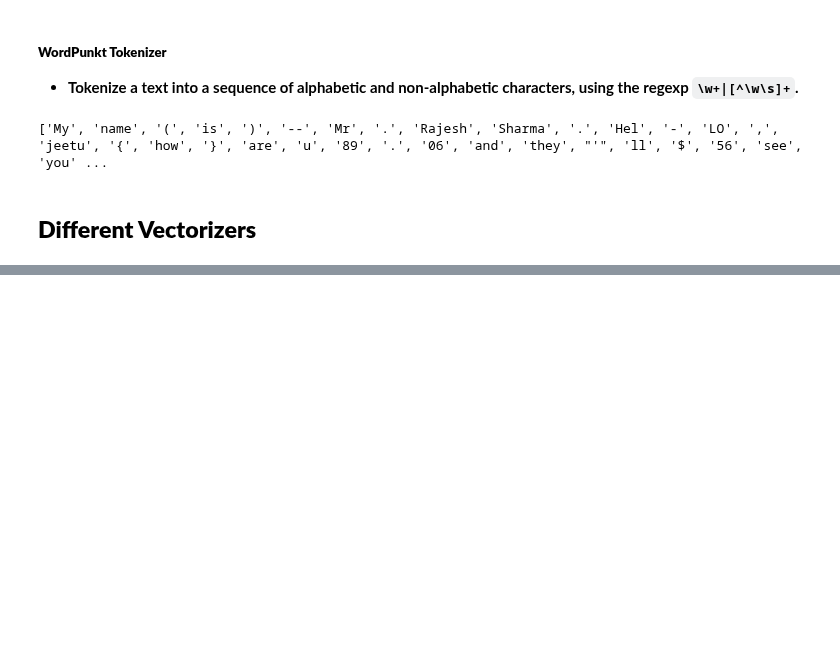
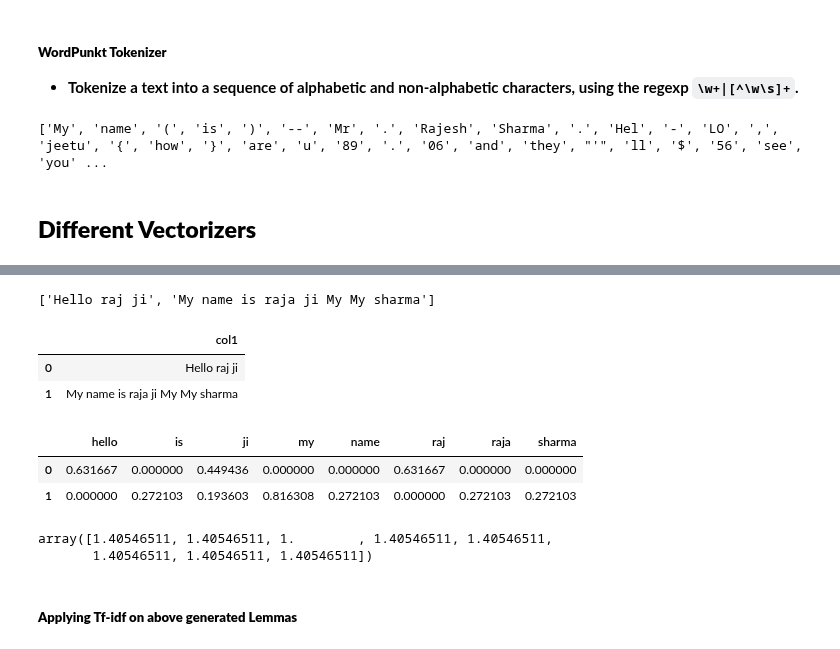
Before and after one commit to raj-shr-git/AAIC_Practice, a Jupyter notebook: VIDEO_PRACTICE/MODULE-1/Understanding_NLP.ipynb, the cells around one changed output, grey strips where cells are left out. Cells and saved outputs as stored; diff of their text form; code cells hidden in the pictures; blank space fills up the shorter version.

```diff
--- a/VIDEO_PRACTICE/MODULE-1/Understanding_NLP.ipynb
+++ b/VIDEO_PRACTICE/MODULE-1/Understanding_NLP.ipynb
@@ -1371,0 +1381,25 @@ print(wrd_punkt_tok.tokenize(text_lines))
+# %%
+test_sent = """Hello raj ji,My name is raja ji My My sharma""".split(",")
+test_sent
+# %% [output]
+['Hello raj ji', 'My name is raja ji My My sharma']
+# %%
+test_sent_df = pd.DataFrame({'col1':test_sent})
+test_sent_df
+# %% [output]
+|  | col1 |
+| 0 | Hello raj ji |
+| 1 | My name is raja ji My My sharma |
+# %%
+pd.DataFrame(tfidf_vect.fit_transform(test_sent).toarray(),columns=tfidf_vect.get_feature_names())
+# %% [output]
+|  | hello | is | ji | my | name | raj | raja | sharma |
+| 0 | 0.631667 | 0.000000 | 0.449436 | 0.000000 | 0.000000 | 0.631667 | 0.000000 | 0.000000 |
+| 1 | 0.000000 | 0.272103 | 0.193603 | 0.816308 | 0.272103 | 0.000000 | 0.272103 | 0.272103 |
+# %%
+tfidf_vect.idf_
+# %% [output]
+array([1.40546511, 1.40546511, 1.        , 1.40546511, 1.40546511,
+       1.40546511, 1.40546511, 1.40546511])
+# %% [markdown]
+##### **Applying Tf-idf on above generated Lemmas**
```
Also changed, not shown: parts of 6 cells of this notebook, 1 other file.
